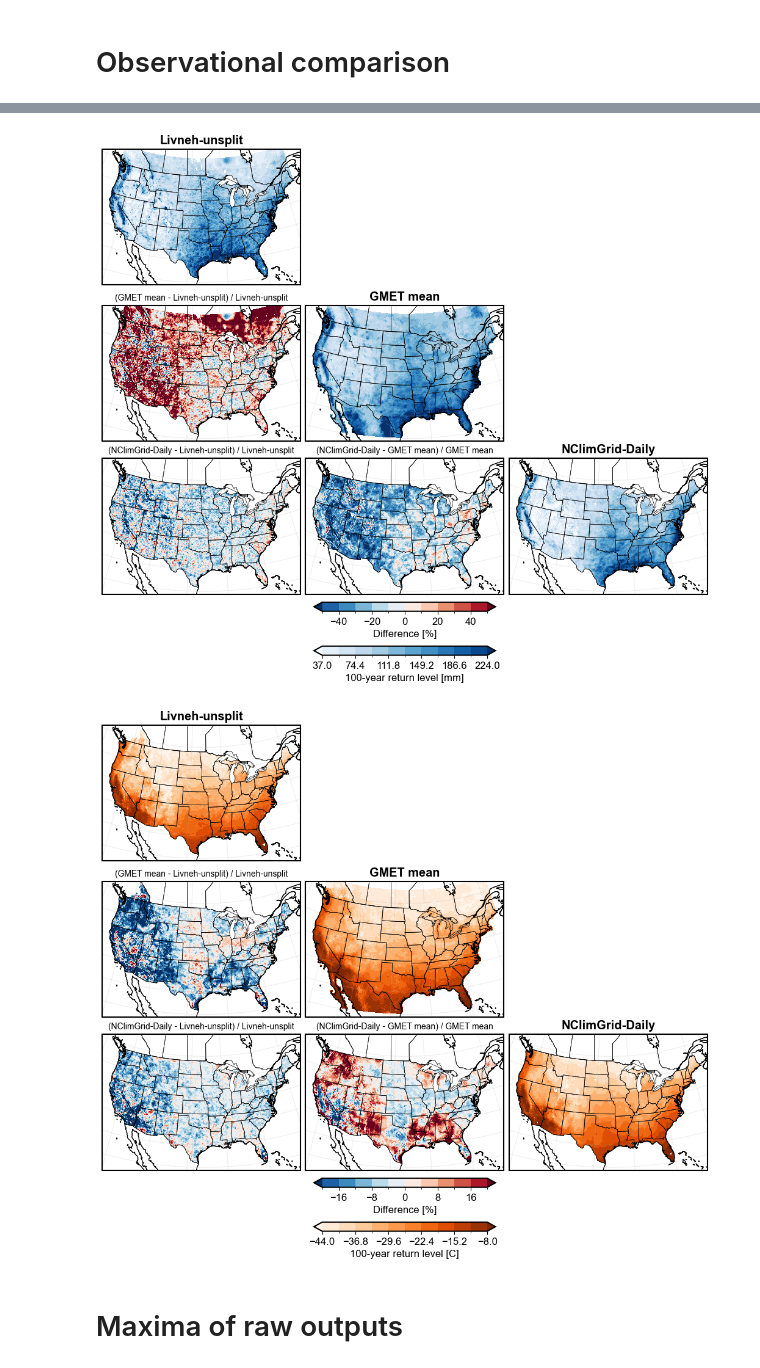
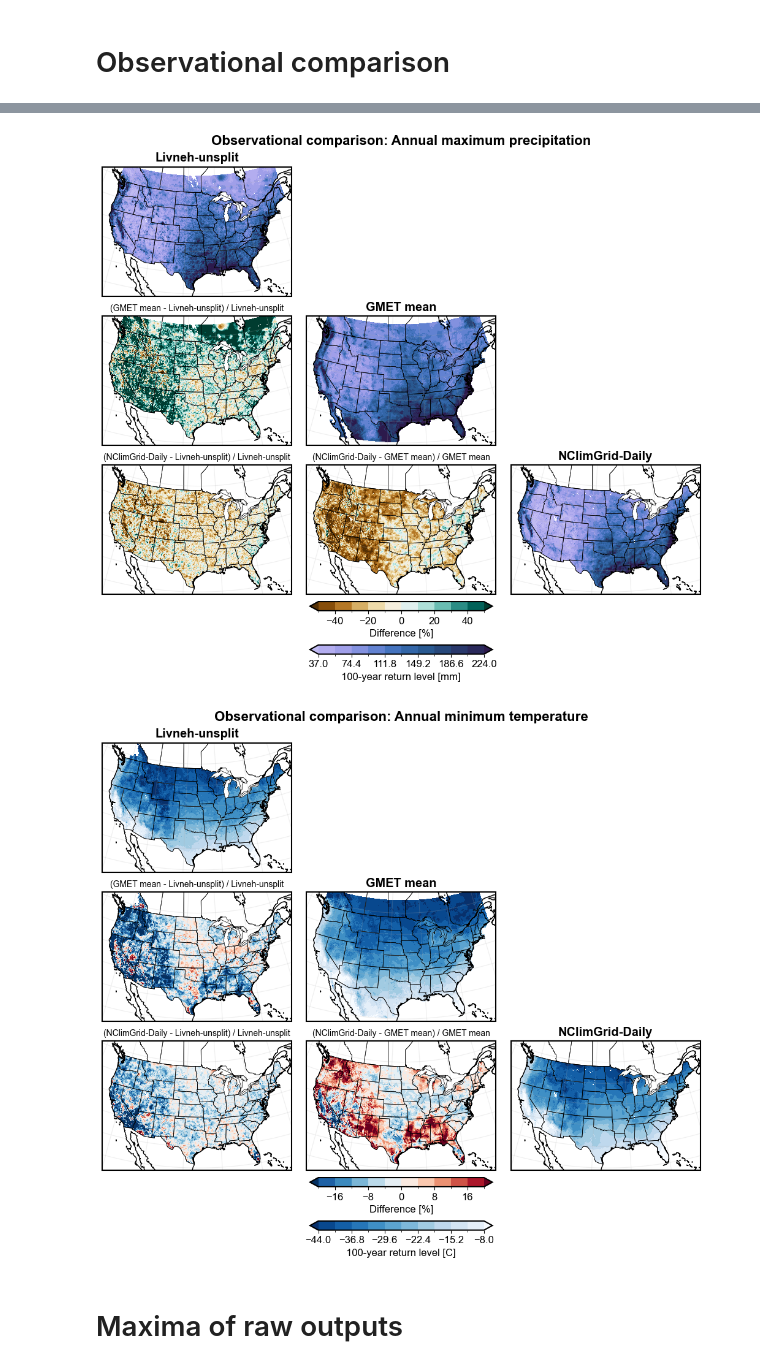
Before and after one commit to david0811/conus_comparison_lafferty-etal-2024, a Jupyter notebook: scripts/99_additional_checks.ipynb, the cells around one changed output, grey strips where cells are left out. Saved outputs shown, nothing was run; the diff lists cells and outputs as text; code cells hidden in the pictures.

```diff
--- a/scripts/99_additional_checks.ipynb
+++ b/scripts/99_additional_checks.ipynb
@@ -47,17 +58,23 @@ ou.plot_dataset_comparison(ds_livneh, ds_gmet_mean, ds_nclim, '100yr_return_leve
 metric_id = 'max_pr'
 ds_livneh, ds_gmet_mean, ds_nclim = ou.read_all_obs(metric_id)
 
-ou.plot_dataset_comparison(ds_livneh, ds_gmet_mean, ds_nclim, '100yr_return_level', 'mm', cmap='Blues', diff_lim=50)
+fig, axes = ou.plot_dataset_comparison(ds_livneh, ds_gmet_mean, ds_nclim, '100yr_return_level', 'mm', cmap=devon_map, diff_cmap='BrBG', diff_lim=50)
+fig.suptitle('Observational comparison: Annual maximum precipitation', fontweight='bold', fontsize=16)
+
+plt.savefig(f'../figs/si/obs_comparison_{metric_id}.png', dpi=300, bbox_inches='tight')
 # %% [output]
-[figure, old version]
+[figure, new version]
 # %%
 # min tasmin
 metric_id = 'min_tasmin'
 ds_livneh, ds_gmet_mean, ds_nclim = ou.read_all_obs(metric_id)
 
-ou.plot_dataset_comparison(ds_livneh, ds_gmet_mean, ds_nclim, '100yr_return_level', 'C', cmap='Oranges', diff_lim=20)
+fig, axes = ou.plot_dataset_comparison(ds_livneh, ds_gmet_mean, ds_nclim, '100yr_return_level', 'C', cmap='Blues_r', diff_lim=20)
+fig.suptitle('Observational comparison: Annual minimum temperature', fontweight='bold', fontsize=16)
+
+plt.savefig(f'../figs/si/obs_comparison_{metric_id}.png', dpi=300, bbox_inches='tight')
 # %% [output]
-[figure, old version]
+[figure, new version]
 # %% [markdown]
 # Maxima of raw outputs
 # %% [markdown]
```
Also changed, not shown: parts of 4 cells of this notebook, 4 other files.
